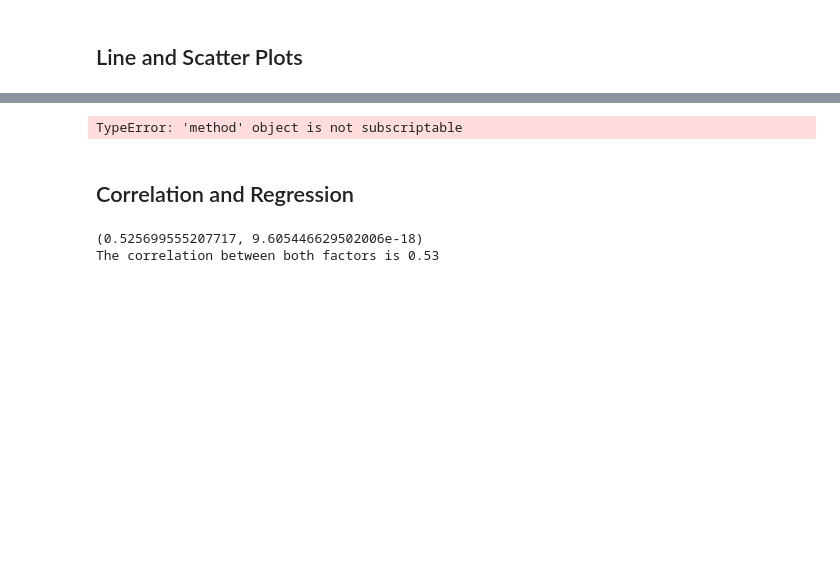
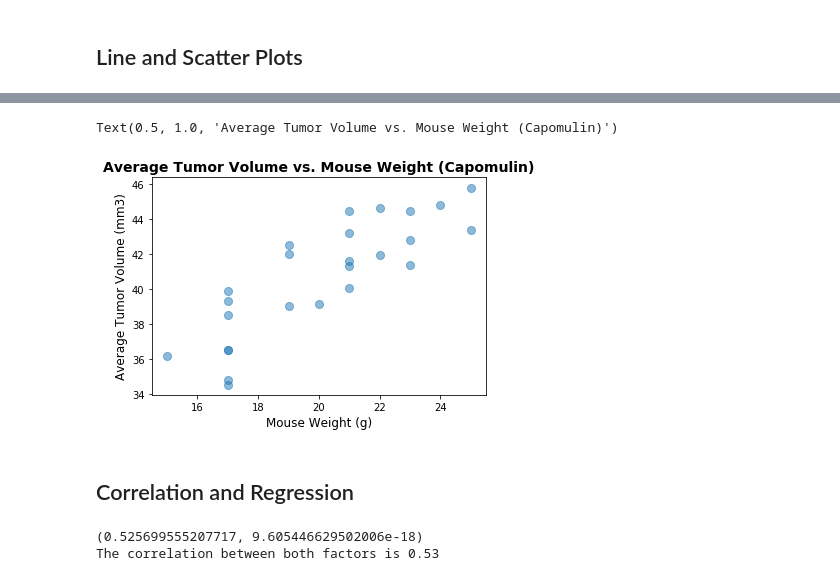
Before and after one commit to briennecole/matplotlib_challenge, a Jupyter notebook: pymaceuticals_challenge.ipynb, the cells around one changed output, grey strips where cells are left out. Cells and saved outputs as stored; diff of their text form; code cells hidden in the pictures; blank space fills up the shorter version.

```diff
--- a/pymaceuticals_challenge.ipynb
+++ b/pymaceuticals_challenge.ipynb
@@ -316,12 +316,20 @@ Text(0, 0.5, 'Tumor Volume (mm3)')
 # %%
 # Generate a scatter plot of average tumor volume vs. mouse weight for the Capomulin regimen
-avg_vol = capomulin.rolling["Tumor Volume (mm3)"].mean
-weight = capomulin['Weight (g)']
-avg_vol
-# plt.scatter(weight, avg_vol)
-# plt.show
+cap_group = capomulin.groupby(["Mouse ID"])
+avg_vol = cap_group["Tumor Volume (mm3)"].mean()
+weight = cap_group["Weight (g)"].unique()
+#print(avg_vol, weight)
+
+# Made plot points larger and more transparent to show overlap
+plt.scatter(weight, avg_vol, s=65, alpha=.5)
+plt.xlabel('Mouse Weight (g)', fontsize=12)
+plt.ylabel('Average Tumor Volume (mm3)', fontsize=12)
+plt.title('Average Tumor Volume vs. Mouse Weight (Capomulin)', fontsize=14, fontweight="bold")
+
+#plt.show
 # %% [output]
-TypeError: 'method' object is not subscriptable
+Text(0.5, 1.0, 'Average Tumor Volume vs. Mouse Weight (Capomulin)')
+[figure, added]
 # %% [markdown]
 ## Correlation and Regression
 # %%
```
Also changed, not shown: parts of 4 cells of this notebook.
